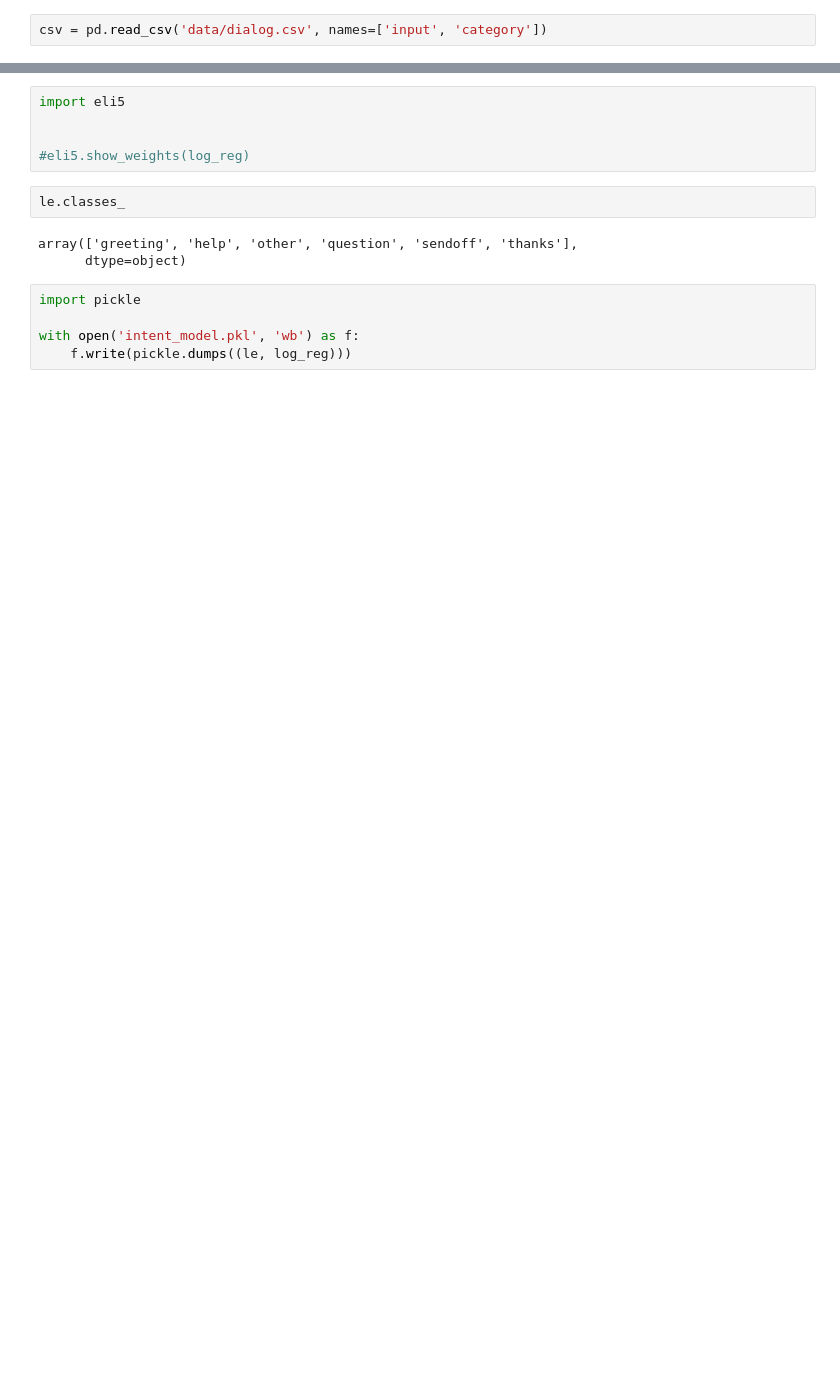
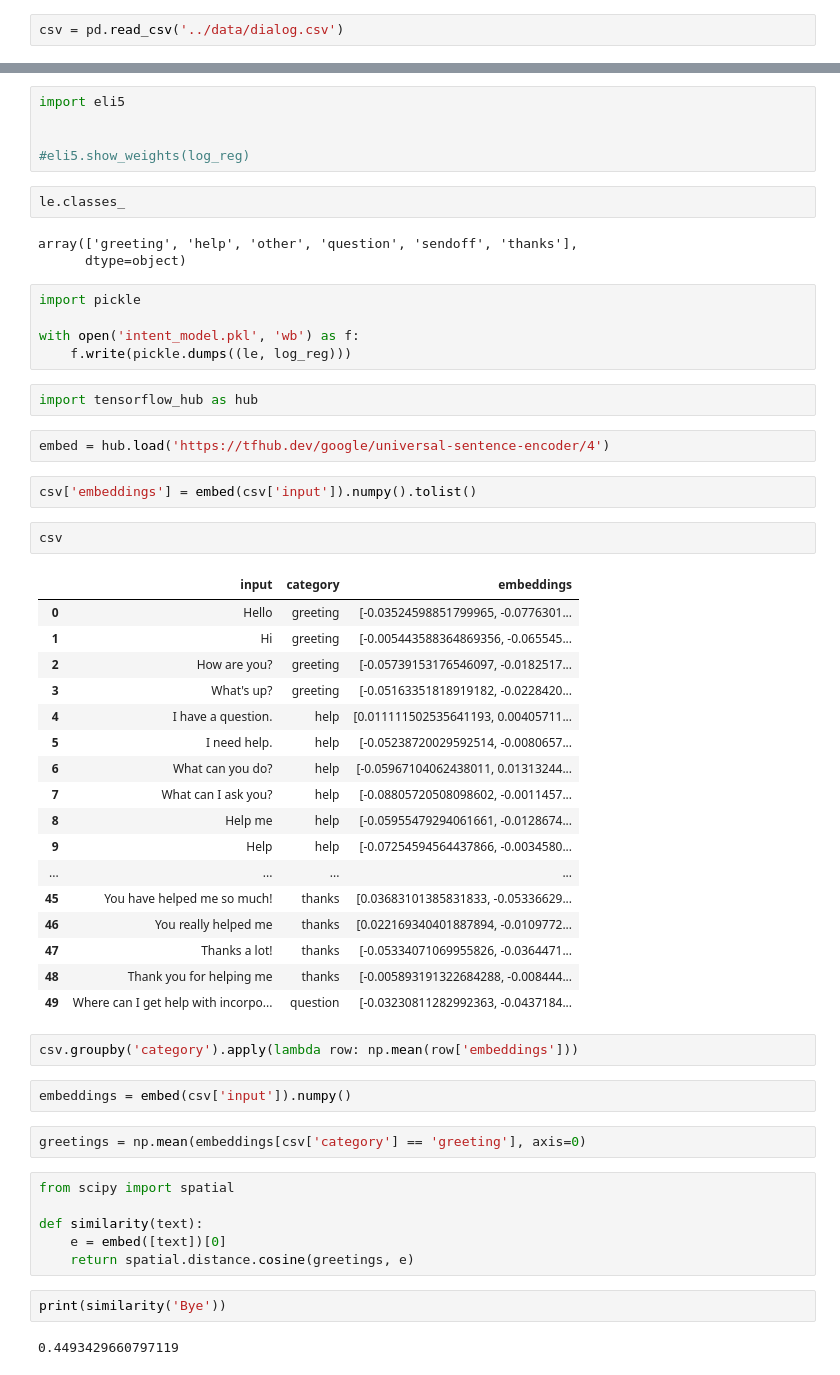
Before and after one commit to mauidude/w210-incorpbot, a Jupyter notebook: notebooks/intent.ipynb, the cells around one changed output, grey strips where cells are left out. Saved outputs shown, nothing was run; the diff lists cells and outputs as text; blank space fills up the shorter version.

Commit message:
switch to universal sentence embeddings

```diff
--- a/notebooks/intent.ipynb
+++ b/notebooks/intent.ipynb
@@ -7,5 +4,5 @@ import matplotlib.pyplot as plt
 # %%
-csv = pd.read_csv('data/dialog.csv', names=['input', 'category'])
+csv = pd.read_csv('../data/dialog.csv')
 # %%
 csv
 # %% [output]
@@ -179,3 +176,45 @@ import pickle
 
 with open('intent_model.pkl', 'wb') as f:
     f.write(pickle.dumps((le, log_reg)))
+# %%
+import tensorflow_hub as hub
+# %%
+embed = hub.load('https://tfhub.dev/google/universal-sentence-encoder/4')
+# %%
+csv['embeddings'] = embed(csv['input']).numpy().tolist()
+# %%
+csv
+# %% [output]
+|  | input | category | embeddings |
+| 0 | Hello | greeting | [-0.03524598851799965, -0.0776301... |
+| 1 | Hi | greeting | [-0.005443588364869356, -0.065545... |
+| 2 | How are you? | greeting | [-0.05739153176546097, -0.0182517... |
+| 3 | What's up? | greeting | [-0.05163351818919182, -0.0228420... |
+| 4 | I have a question. | help | [0.011111502535641193, 0.00405711... |
+| 5 | I need help. | help | [-0.05238720029592514, -0.0080657... |
+| 6 | What can you do? | help | [-0.05967104062438011, 0.01313244... |
+| 7 | What can I ask you? | help | [-0.08805720508098602, -0.0011457... |
+| 8 | Help me | help | [-0.05955479294061661, -0.0128674... |
+| 9 | Help | help | [-0.07254594564437866, -0.0034580... |
+| ... | ... | ... | ... |
+| 45 | You have helped me so much! | thanks | [0.03683101385831833, -0.05336629... |
+| 46 | You really helped me | thanks | [0.022169340401887894, -0.0109772... |
+| 47 | Thanks a lot! | thanks | [-0.05334071069955826, -0.0364471... |
+| 48 | Thank you for helping me | thanks | [-0.005893191322684288, -0.008444... |
+| 49 | Where can I get help with incorpo... | question | [-0.03230811282992363, -0.0437184... |
+# %%
+csv.groupby('category').apply(lambda row: np.mean(row['embeddings']))
+# %%
+embeddings = embed(csv['input']).numpy()
+# %%
+greetings = np.mean(embeddings[csv['category'] == 'greeting'], axis=0)
+# %%
+from scipy import spatial
+
+def similarity(text):
+    e = embed([text])[0]
+    return spatial.distance.cosine(greetings, e)
+# %%
+print(similarity('Bye'))
+# %% [output]
+0.4493429660797119
```
Also changed, not shown: parts of 11 cells of this notebook, 12 other files.
